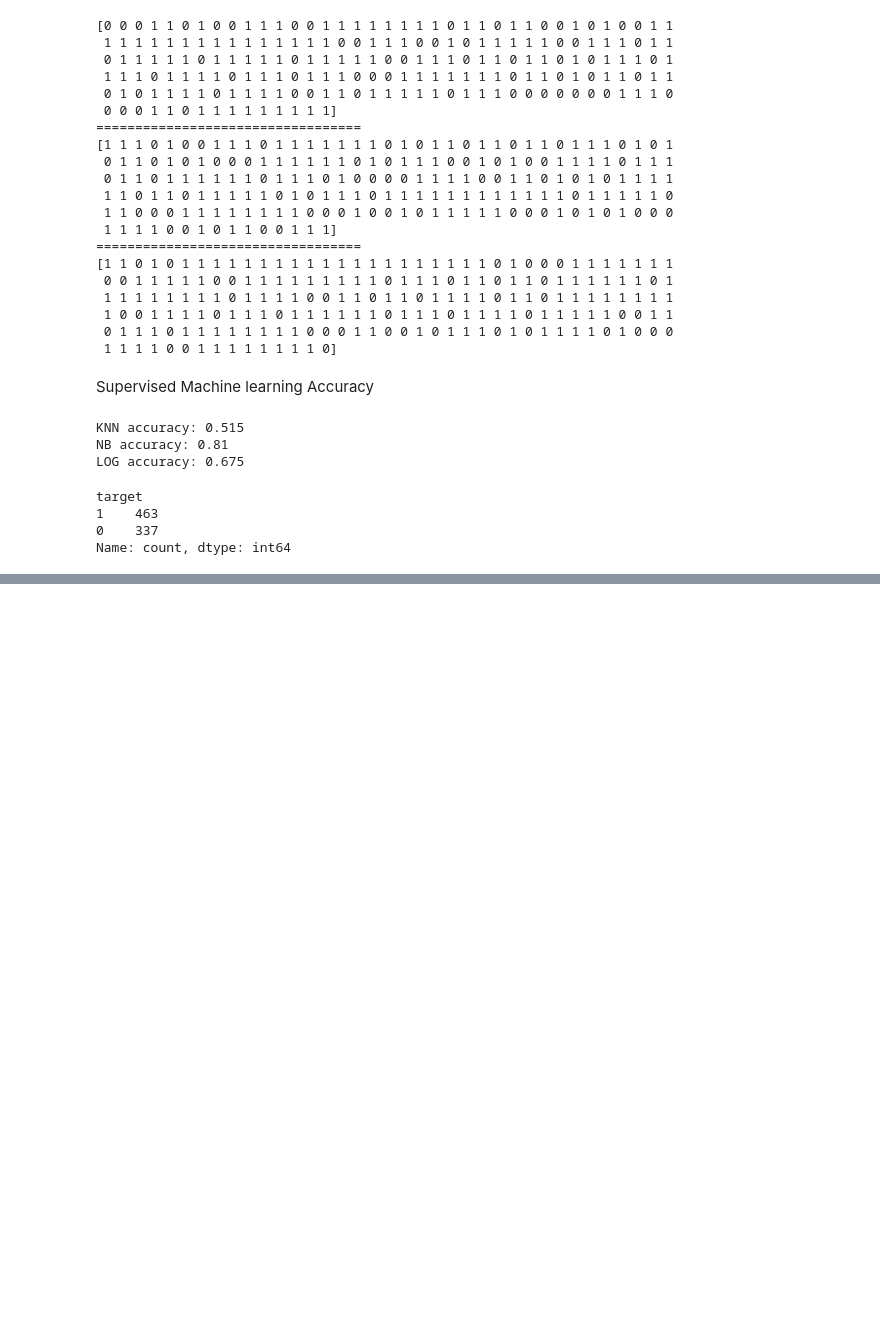
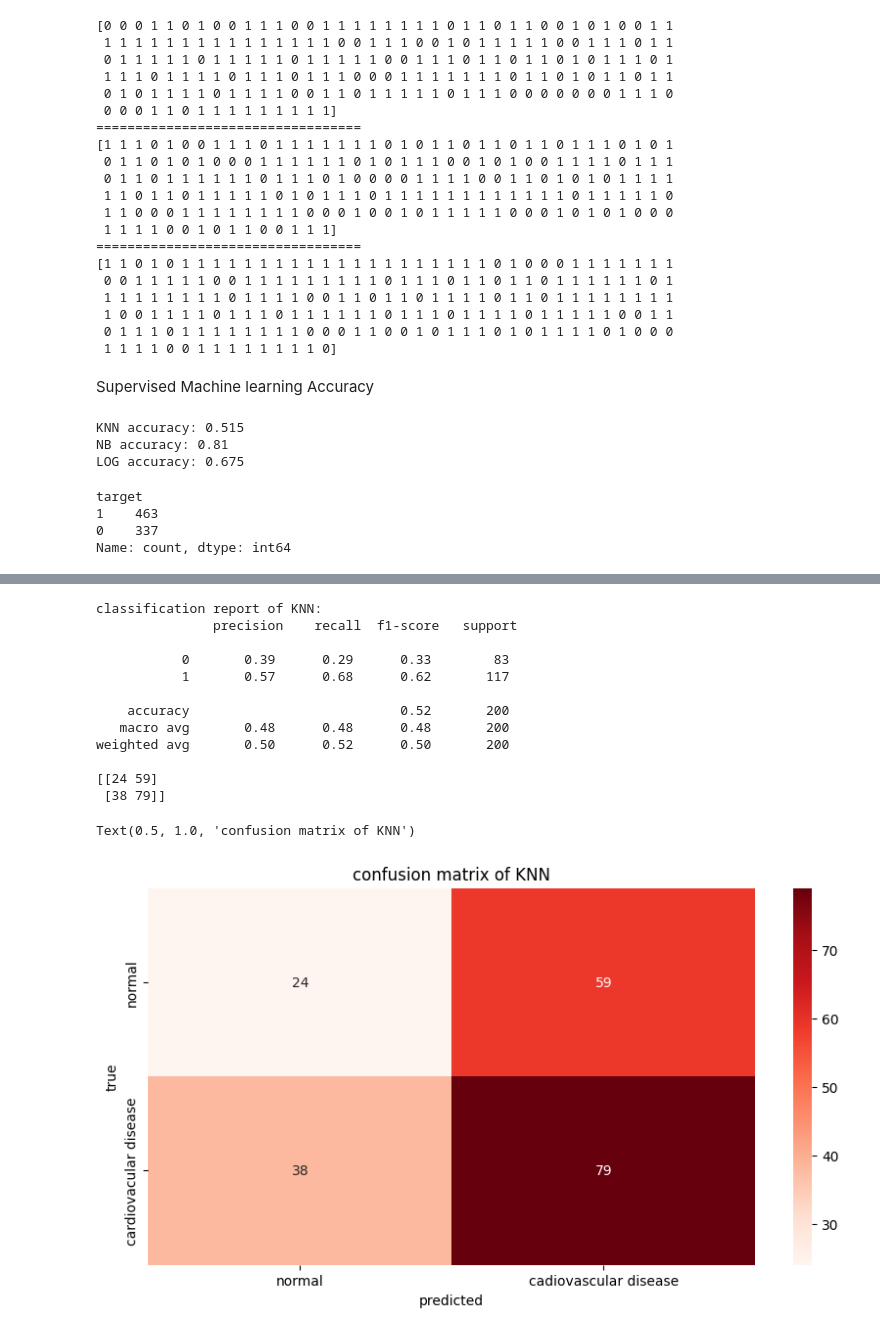
Before and after one commit to Teegee2000/cardiovascular-disease-predictions-leveraging-supervised-and-ensemble-machine-learning-models, a Jupyter notebook: cardiovascular_disease_(mendeley_dataset).ipynb, the cells around one changed output, grey strips where cells are left out. Cells and saved outputs as stored; diff of their text form; code cells hidden in the pictures; blank space fills up the shorter version.

```diff
--- a/cardiovascular_disease_(mendeley_dataset).ipynb
+++ b/cardiovascular_disease_(mendeley_dataset).ipynb
@@ -311,0 +341,26 @@ SVC accuracy: 0.515
+# %%
+print (f'classification report of KNN:\n {classification_report(y_test, KNN_pred)}')
+con_matrix = confusion_matrix(y_test, KNN_pred)
+print (con_matrix)
+
+#plot confusion graph
+plt.figure(figsize=(10,5))
+sns.heatmap(con_matrix, annot=True, fmt='d',cmap='Reds',xticklabels=['normal','cadiovascular disease'], yticklabels=['normal','cardiovacular disease'])
+plt.xlabel('predicted')
+plt.ylabel('true')
+plt.title('confusion matrix of KNN')
+# %% [output]
+classification report of KNN:
+               precision    recall  f1-score   support
+
+           0       0.39      0.29      0.33        83
+           1       0.57      0.68      0.62       117
+
+    accuracy                           0.52       200
+   macro avg       0.48      0.48      0.48       200
+weighted avg       0.50      0.52      0.50       200
+
+[[24 59]
+ [38 79]]
+Text(0.5, 1.0, 'confusion matrix of KNN')
+[figure, added]
```
Also changed, not shown: parts of 10 cells of this notebook.
